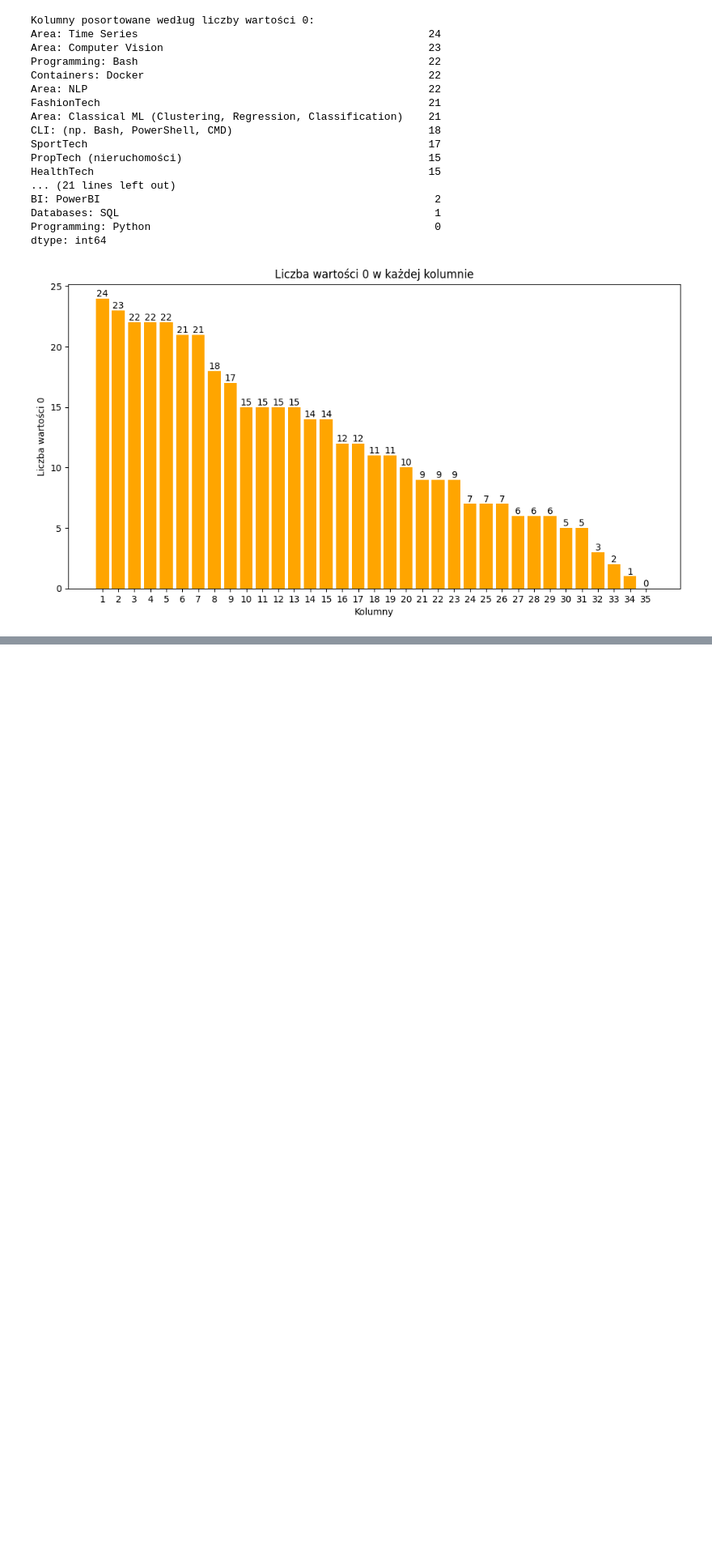
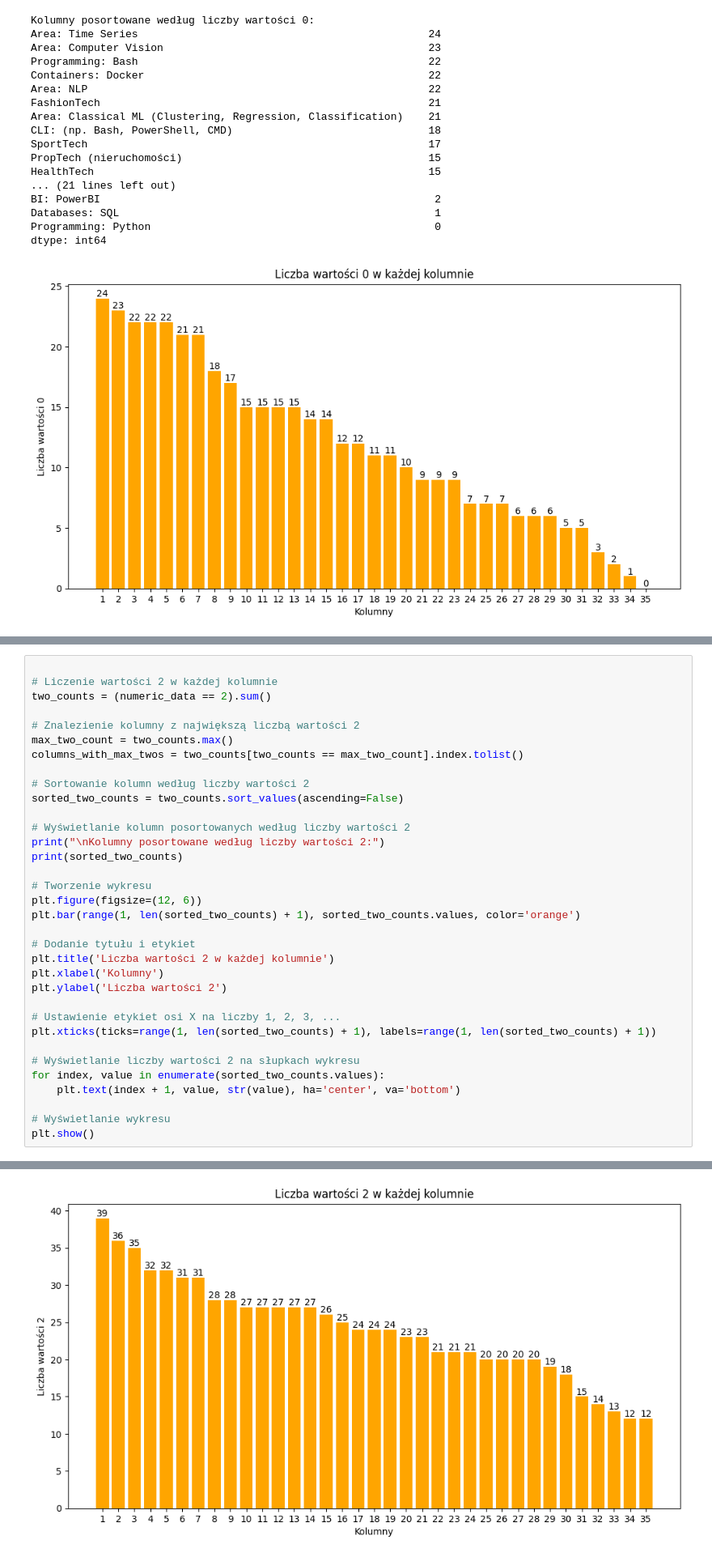
Before and after one commit to Zdanekk/Projekt-people-analytics, a Jupyter notebook: notebooks/explorary_data_analysys.ipynb, the cells around one changed output, grey strips where cells are left out. Shown at 81% size. Saved outputs shown, nothing was run; the diff lists cells and outputs as text; blank space fills up the shorter version.

```diff
--- a/notebooks/explorary_data_analysys.ipynb
+++ b/notebooks/explorary_data_analysys.ipynb
@@ -130,0 +184,35 @@ dtype: int64
+# %%
+
+# Liczenie wartości 2 w każdej kolumnie
+two_counts = (numeric_data == 2).sum()
+
+# Znalezienie kolumny z największą liczbą wartości 2
+max_two_count = two_counts.max()
+columns_with_max_twos = two_counts[two_counts == max_two_count].index.tolist()
+
+# Sortowanie kolumn według liczby wartości 2
+sorted_two_counts = two_counts.sort_values(ascending=False)
+
+# Wyświetlanie kolumn posortowanych według liczby wartości 2
+print("\nKolumny posortowane według liczby wartości 2:")
+print(sorted_two_counts)
+
+# Tworzenie wykresu
+plt.figure(figsize=(12, 6))
+plt.bar(range(1, len(sorted_two_counts) + 1), sorted_two_counts.values, color='orange')
+
+# Dodanie tytułu i etykiet
+plt.title('Liczba wartości 2 w każdej kolumnie')
+plt.xlabel('Kolumny')
+plt.ylabel('Liczba wartości 2')
+
+# Ustawienie etykiet osi X na liczby 1, 2, 3, ...
+plt.xticks(ticks=range(1, len(sorted_two_counts) + 1), labels=range(1, len(sorted_two_counts) + 1))
+
+# Wyświetlanie liczby wartości 2 na słupkach wykresu
+for index, value in enumerate(sorted_two_counts.values):
+    plt.text(index + 1, value, str(value), ha='center', va='bottom')
+
+# Wyświetlanie wykresu
+plt.show()
+# %% [output]
@@ -130,0 +236 @@ dtype: int64
+[figure, added]
```
Also changed, not shown: parts of 4 cells of this notebook.
